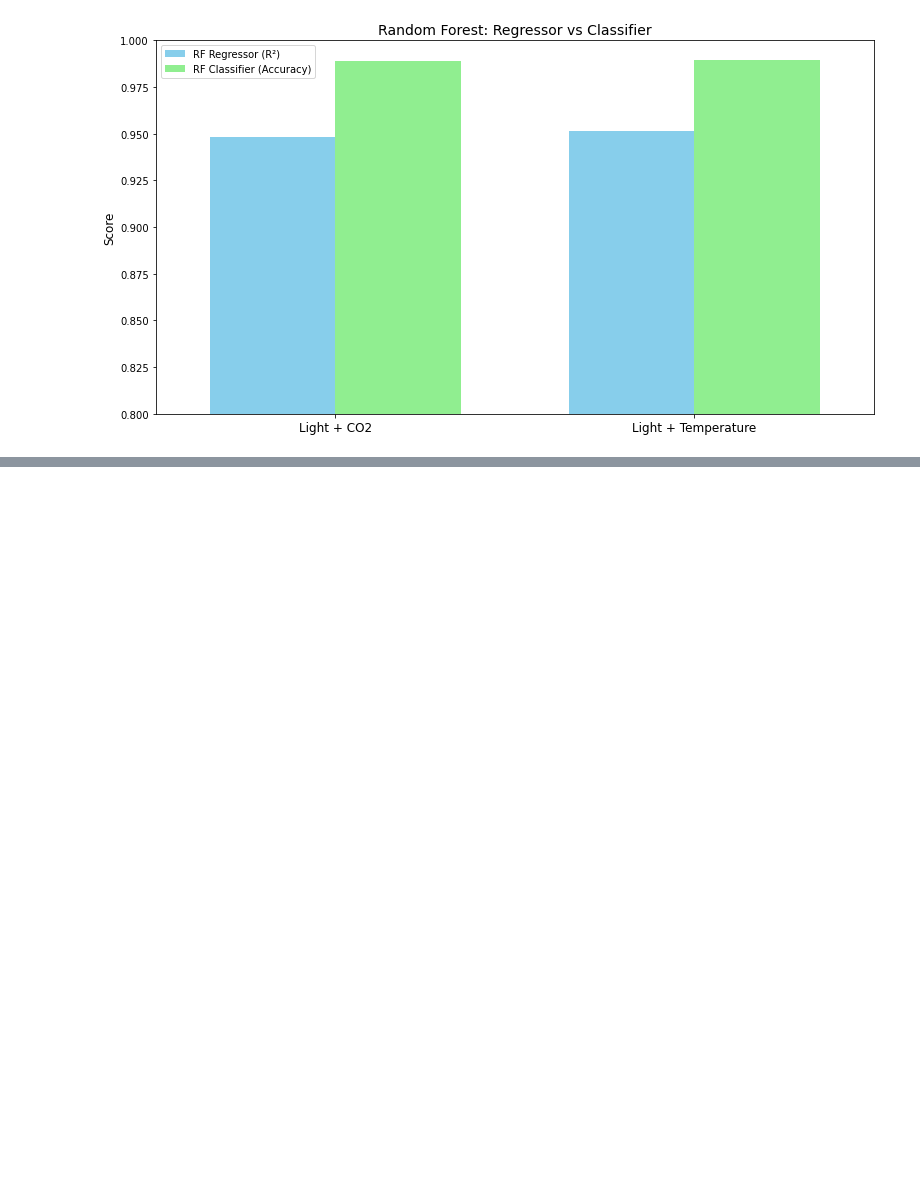
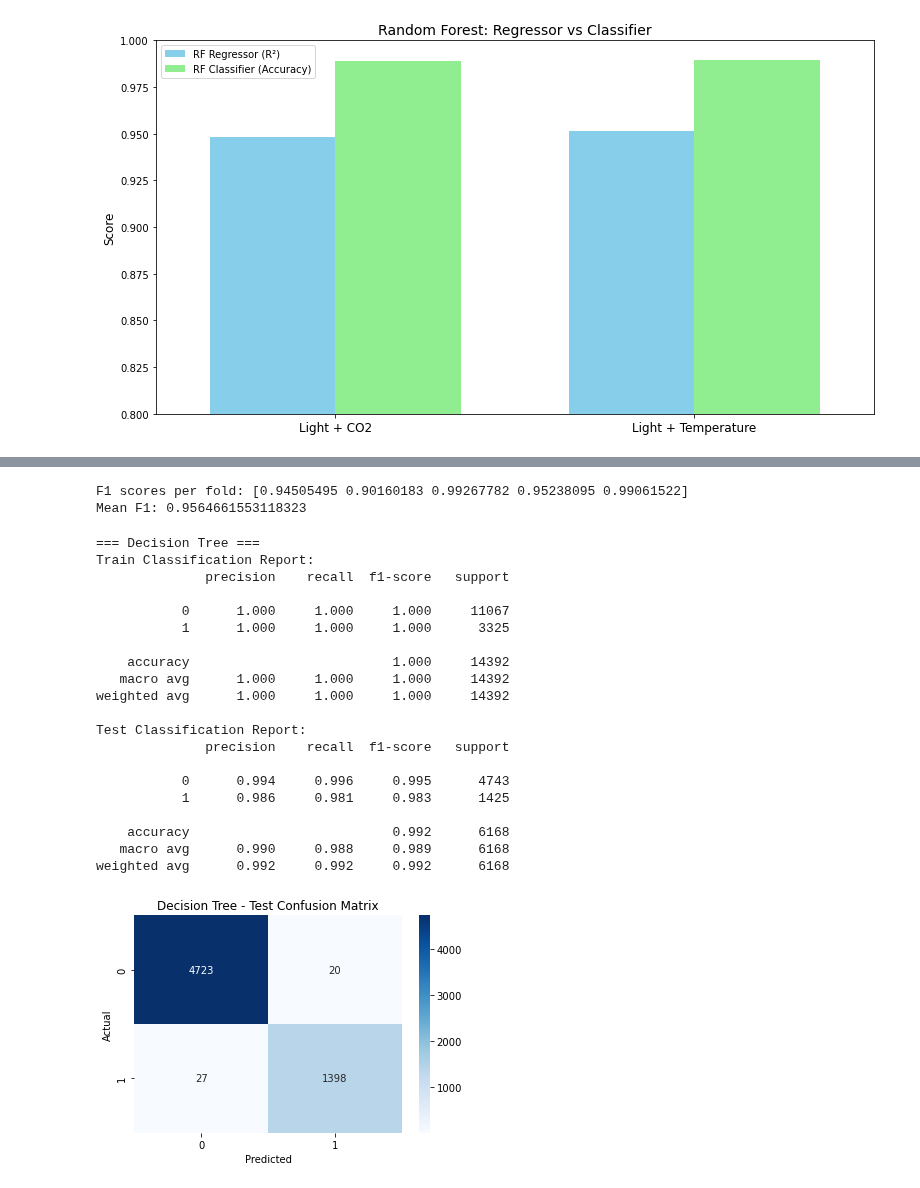
Before and after one commit to NoamShaphir/-MicroClimate, a Jupyter notebook: analysis.ipynb, the cells around one changed output, grey strips where cells are left out. Drawn from its saved outputs; the diff is of its cells as text; code cells hidden in the pictures; blank space fills up the shorter version.

```diff
--- a/analysis.ipynb
+++ b/analysis.ipynb
@@ -1478,0 +1565,51 @@ plt.show()
+# %%
+scores = cross_val_score(clf, X, y, cv=5, scoring='f1')
+print("F1 scores per fold:", scores)
+print("Mean F1:", scores.mean())
+# %% [output]
+F1 scores per fold: [0.94505495 0.90160183 0.99267782 0.95238095 0.99061522]
+Mean F1: 0.9564661553118323
+# %%
+dt_model = DecisionTreeClassifier(random_state=42)
+dt_model.fit(X_train_s, y_train)
+
+
+y_train_pred = dt_model.predict(X_train_s)
+y_test_pred  = dt_model.predict(X_test_s)
+
+
+print("=== Decision Tree ===")
+print("Train Classification Report:")
+print(classification_report(y_train, y_train_pred, digits=3))
+print("Test Classification Report:")
+print(classification_report(y_test, y_test_pred, digits=3))
+
+
+cm = confusion_matrix(y_test, y_test_pred)
+sns.heatmap(cm, annot=True, fmt='d', cmap='Blues')
+plt.title('Decision Tree - Test Confusion Matrix')
+plt.xlabel('Predicted')
+plt.ylabel('Actual')
+plt.show()
+# %% [output]
+=== Decision Tree ===
+Train Classification Report:
+              precision    recall  f1-score   support
+
+           0      1.000     1.000     1.000     11067
+           1      1.000     1.000     1.000      3325
+
+    accuracy                          1.000     14392
+   macro avg      1.000     1.000     1.000     14392
+weighted avg      1.000     1.000     1.000     14392
+
+Test Classification Report:
+              precision    recall  f1-score   support
+
+           0      0.994     0.996     0.995      4743
+           1      0.986     0.981     0.983      1425
+
+    accuracy                          0.992      6168
+   macro avg      0.990     0.988     0.989      6168
+weighted avg      0.992     0.992     0.992      6168
+[figure, added]
```
Also changed, not shown: parts of 11 cells of this notebook.
